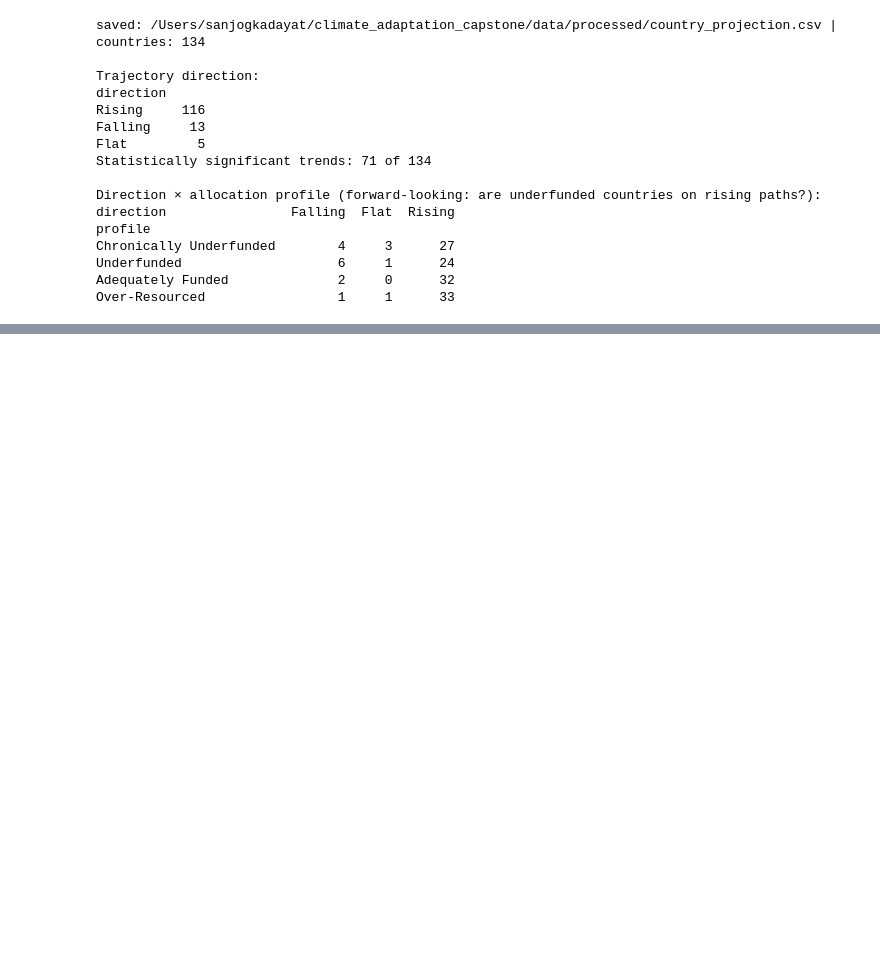
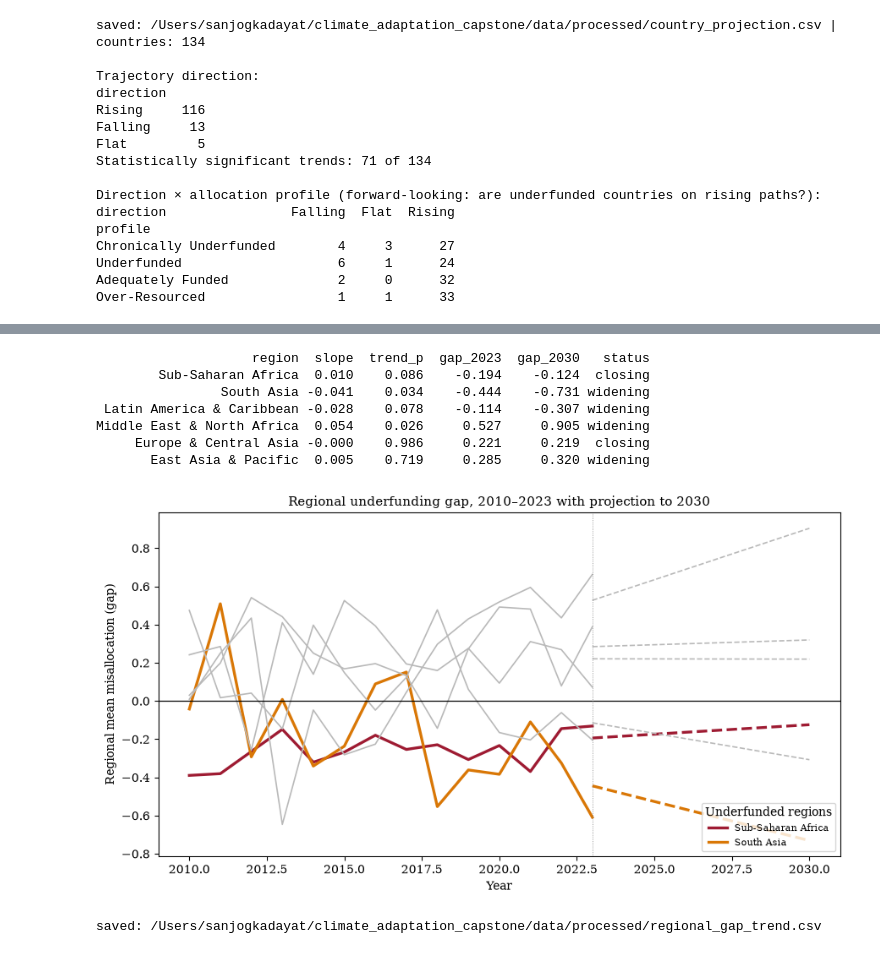
Before and after one commit to sanjogkadayat-web/climate-adaptation-and-vulnaribility, a Jupyter notebook: notebooks/04_projection.ipynb, the cells around one changed output, grey strips where cells are left out. Saved outputs shown, nothing was run; the diff lists cells and outputs as text; code cells hidden in the pictures; blank space fills up the shorter version.

```diff
--- a/notebooks/04_projection.ipynb
+++ b/notebooks/04_projection.ipynb
@@ -130,0 +244,48 @@ Over-Resourced                 1     1      33
+# %%
+import matplotlib.pyplot as plt
+plt.rcParams["font.family"] = "serif"
+FIG_DIR = root / "figures"; FIG_DIR.mkdir(exist_ok=True)
+
+REGIONS = ["Sub-Saharan Africa", "South Asia", "Latin America & Caribbean",
+           "Middle East & North Africa", "Europe & Central Asia", "East Asia & Pacific"]
+
+# residual (gap) series with region attached; mean gap per region-year
+gap = pd.read_csv(root / "data" / "processed" / "model_scored.csv")[["iso3", "year", "misallocation_score"]]
+gap = gap.merge(cinfo[["iso3", "region"]], on="iso3", how="left")
+rg = gap.groupby(["region", "year"])["misallocation_score"].mean().reset_index()
+
+fits, rows = {}, []
+for reg in REGIONS:
+    d = rg[rg.region == reg]
+    r = stats.linregress(d["year"], d["misallocation_score"]); fits[reg] = r
+    g23, g30 = r.intercept + r.slope * 2023, r.intercept + r.slope * 2030
+    rows.append(dict(region=reg, slope=r.slope, trend_p=r.pvalue, gap_2023=g23, gap_2030=g30,
+                     status=("closing" if g23 * r.slope < 0 else "widening" if g23 * r.slope > 0 else "flat")))
+regtrend = pd.DataFrame(rows)
+print(regtrend.round(3).to_string(index=False))
+
+fig, ax = plt.subplots(figsize=(9, 5))
+emph = {"Sub-Saharan Africa": "#9e1b32", "South Asia": "#d97706"}
+for reg in REGIONS:
+    d = rg[rg.region == reg]; r = fits[reg]
+    c = emph.get(reg, "#b9b9b9"); lw = 2.4 if reg in emph else 1.2
+    ax.plot(d["year"], d["misallocation_score"], color=c, lw=lw, label=reg if reg in emph else None)
+    fx = np.array([2023, 2030]); ax.plot(fx, r.intercept + r.slope * fx, color=c, lw=lw, ls="--")
+ax.axhline(0, color="black", lw=0.9); ax.axvline(2023, color="gray", lw=0.6, ls=":")
+ax.set_xlabel("Year"); ax.set_ylabel("Regional mean misallocation (gap)")
+ax.set_title("Regional underfunding gap, 2010–2023 with projection to 2030", fontsize=11)
+ax.legend(loc="lower right", fontsize=8, title="Underfunded regions")
+plt.tight_layout(); plt.savefig(FIG_DIR / "fig05_regional_gap_projection.png", dpi=140); plt.show()
+
+regtrend.to_csv(root / "data" / "processed" / "regional_gap_trend.csv", index=False)
+print("\nsaved:", root / "data" / "processed" / "regional_gap_trend.csv")
+# %% [output]
+                    region  slope  trend_p  gap_2023  gap_2030   status
+        Sub-Saharan Africa  0.010    0.086    -0.194    -0.124  closing
+                South Asia -0.041    0.034    -0.444    -0.731 widening
+ Latin America & Caribbean -0.028    0.078    -0.114    -0.307 widening
+Middle East & North Africa  0.054    0.026     0.527     0.905 widening
+     Europe & Central Asia -0.000    0.986     0.221     0.219  closing
+       East Asia & Pacific  0.005    0.719     0.285     0.320 widening
+[figure, added]
+saved: /Users/sanjogkadayat/climate_adaptation_capstone/data/processed/regional_gap_trend.csv
```
Also changed, not shown: parts of 10 cells of this notebook, 3 other files.
